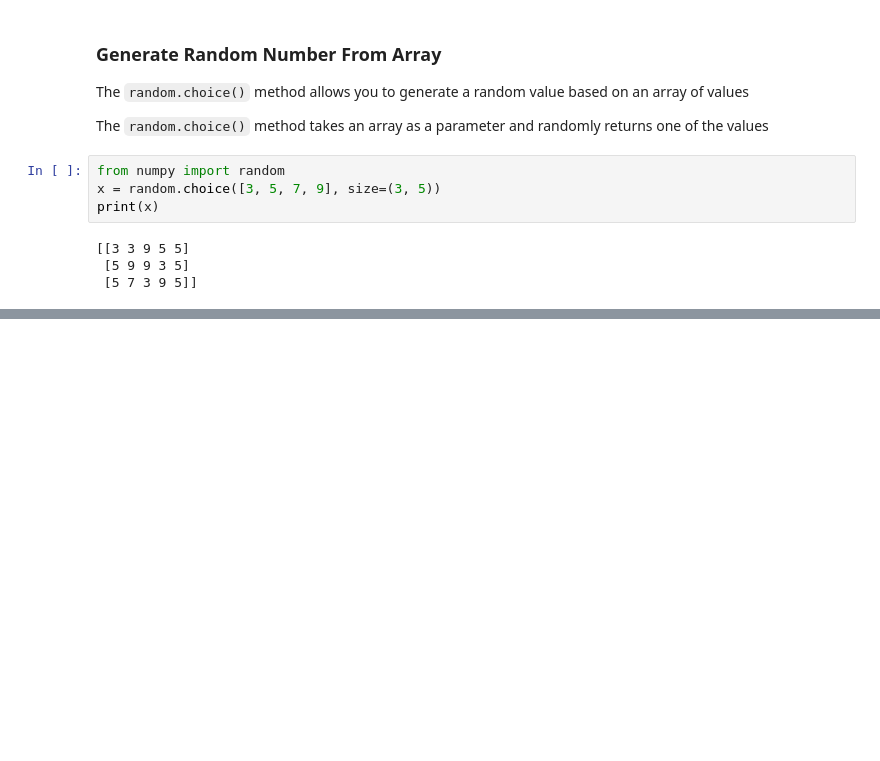
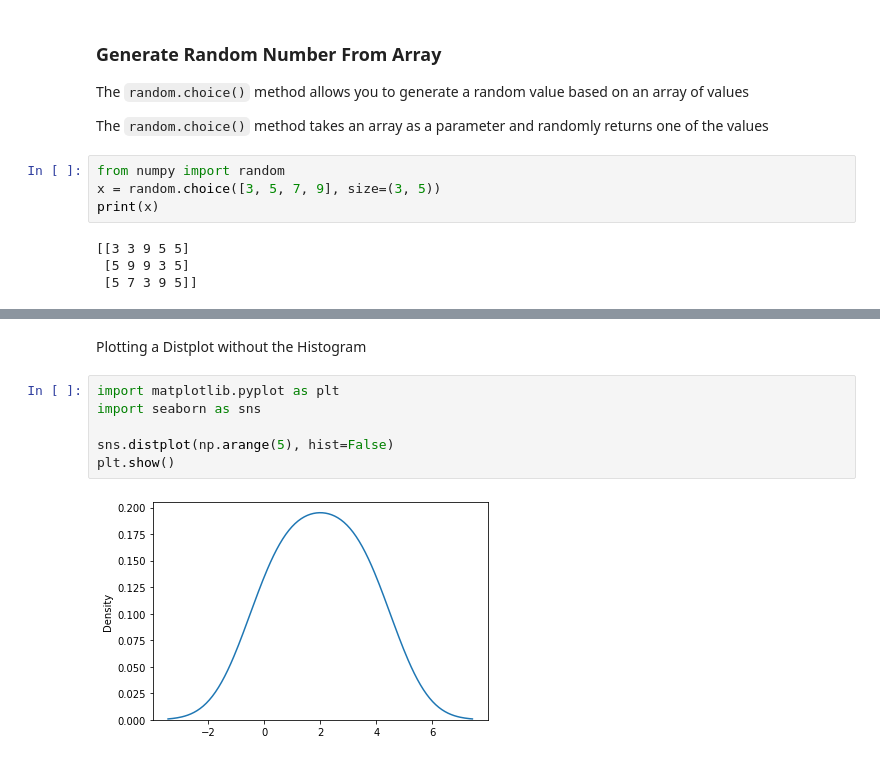
Before and after one commit to khoaminh100597/learn-python, a Jupyter notebook: W3schools/31_np_random.ipynb, the cells around one changed output, grey strips where cells are left out. Cells and saved outputs as stored; diff of their text form; blank space fills up the shorter version.

```diff
--- a/W3schools/31_np_random.ipynb
+++ b/W3schools/31_np_random.ipynb
@@ -52,0 +120,10 @@ print(x)
+# %% [markdown]
+Plotting a Distplot without the Histogram
+# %%
+import matplotlib.pyplot as plt
+import seaborn as sns
+
+sns.distplot(np.arange(5), hist=False)
+plt.show()
+# %% [output]
+[figure, added]
```
Also changed, not shown: parts of 20 cells of this notebook, 3 other files.
